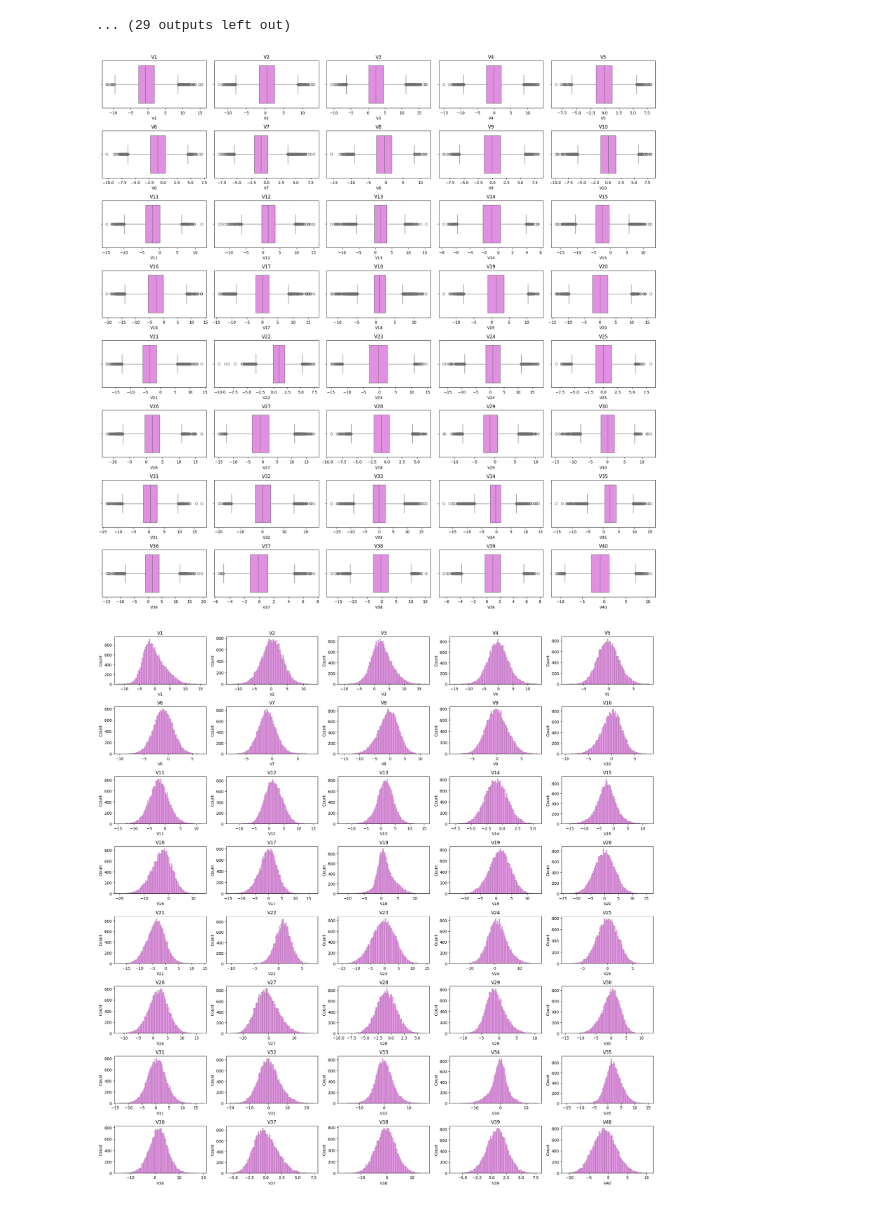
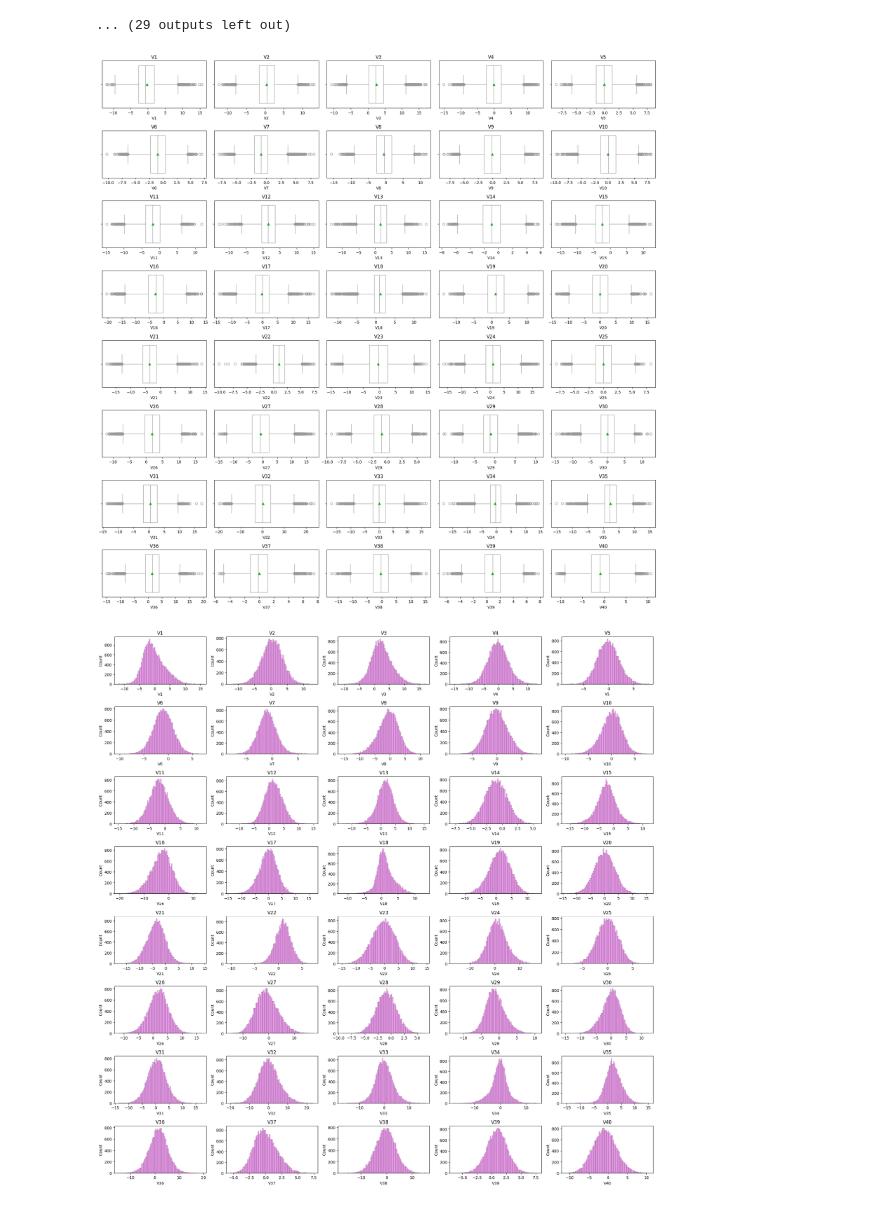
Before and after one commit to NoahMorgenstein/Model-Tuning-Pipelines, a Jupyter notebook: Noah_Morgenstein_Renewind.ipynb, the cells around one changed output. Cells and saved outputs as stored; diff of their text form; code cells hidden in the pictures.

```diff
--- a/Noah_Morgenstein_Renewind.ipynb
+++ b/Noah_Morgenstein_Renewind.ipynb
@@ -335,20 +335,20 @@ for feature in train_set.columns:
 # %%
 # Create a figure with 8 rows and 5 columns of box and whisker subplots without the target variable
 fig, axes = plt.subplots(8, 5, figsize=(20, 20))
 
 # Flatten the axes array for easy iteration
 axes = axes.flatten()
 
 # Plot a boxplot for each feature in the train set
 for i, feature in enumerate(train_set.columns[:-1]):  # Exclude the target variable
-    sns.boxplot(data=train_set, x=feature, ax=axes[i], color="violet")
+    sns.boxplot(data=train_set, x=feature, ax=axes[i], color="white", showmeans=True)
     axes[i].set_title(feature)
 
 # Adjust layout to prevent overlap
 plt.tight_layout()
 plt.show()
 # %% [output]
-[figure, old version]
+[figure, new version]
 # %%
 # Create a figure with 8 rows and 5 columns of histogram subplots without the target variable
 fig, axes = plt.subplots(8, 5, figsize=(20, 20))
```
Also changed, not shown: parts of 10 cells of this notebook.
